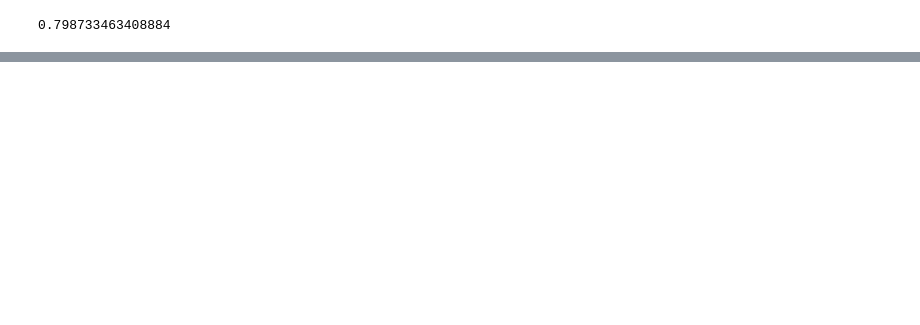
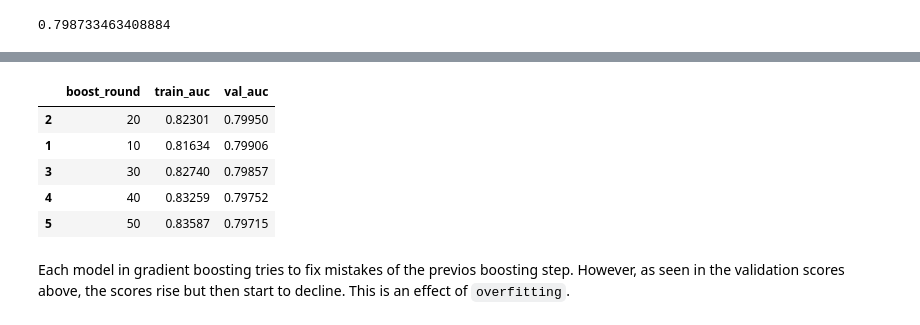
Before and after one commit to okellodaniel/cardio_vasicular_disease_detector, a Jupyter notebook: notebooks/notebook.ipynb, the cells around one changed output, grey strips where cells are left out. Drawn from its saved outputs; the diff is of its cells as text; code cells hidden in the pictures; blank space fills up the shorter version.

```diff
--- a/notebooks/notebook.ipynb
+++ b/notebooks/notebook.ipynb
@@ -601,0 +664,11 @@ watchlist = [(dtrain, 'train'), (dval, 'val')]
+# %%
+df_grad_boost.sort_values(by=['val_auc'],ascending=False).head()
+# %% [output]
+|  | boost_round | train_auc | val_auc |
+| 2 | 20 | 0.82301 | 0.79950 |
+| 1 | 10 | 0.81634 | 0.79906 |
+| 3 | 30 | 0.82740 | 0.79857 |
+| 4 | 40 | 0.83259 | 0.79752 |
+| 5 | 50 | 0.83587 | 0.79715 |
+# %% [markdown]
+Each model in gradient boosting tries to fix mistakes of the previos boosting step. However, as seen in the validation scores above, the scores rise but then start to decline. This is an effect of `overfitting`.
```
Also changed, not shown: parts of 36 cells of this notebook, 1 other file.
